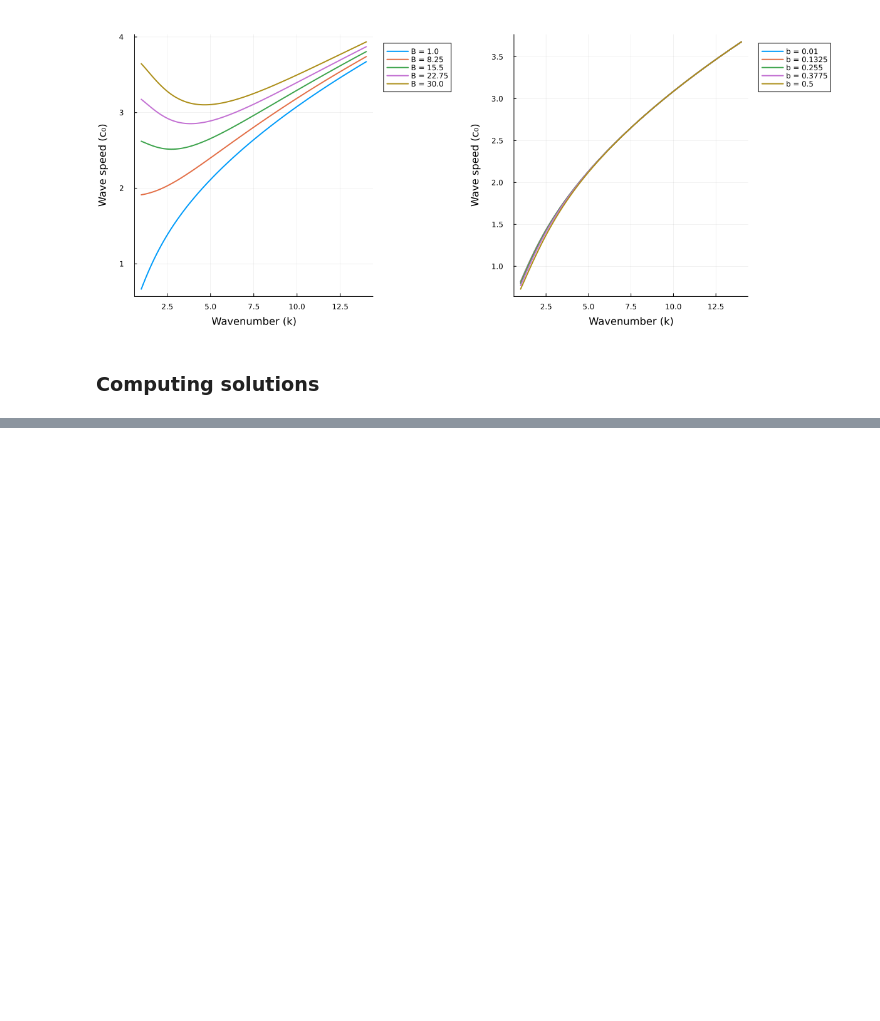
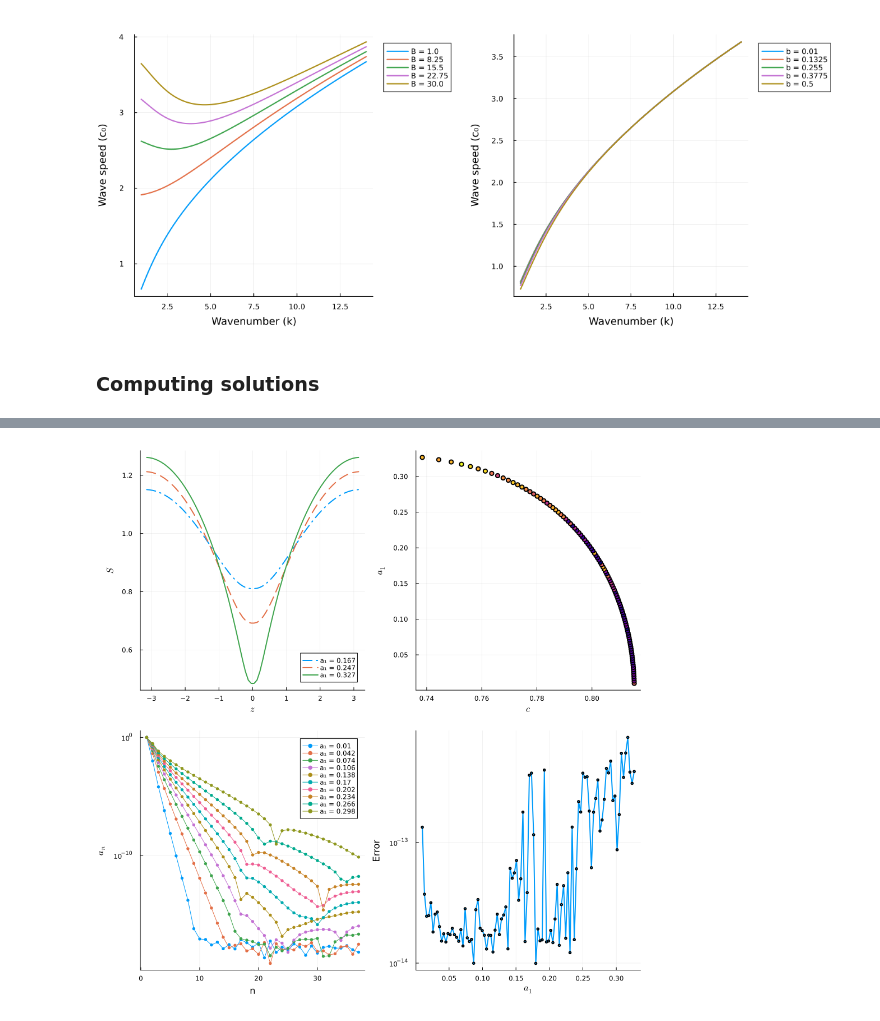
Before and after one commit to karnavr/kylindros, a Jupyter notebook: notebooks/ferrofluid.ipynb, the cells around one changed output, grey strips where cells are left out. Drawn from its saved outputs; the diff is of its cells as text; code cells hidden in the pictures; blank space fills up the shorter version.

Commit message:
implement ferrofluid model (again)

```diff
--- a/notebooks/ferrofluid.ipynb
+++ b/notebooks/ferrofluid.ipynb
@@ -46,3 +46,28 @@ plot(p1, p2, layout=(1,2), size=(1200,500), margin=20px)
 [figure]
 # %% [markdown]
 ### **Computing solutions**
+# %%
+## Initialize
+
+branchN = 100
+a1Vals = collect(range(0.01, 0.33, branchN + 1))
+
+# Define the values for the parameters
+N = 36
+L = π
+b = 0.1
+B = 1.5
+
+# Create an instance of the Constants struct
+constants = ferrofluidConstants(N, L, B, b)
+
+# initialize wave speed and wave number
+k1 = 1*π/constants.L
+cInitial = c0(k1, constants)
+
+# initial guess
+initial_guess = (1e-16).*ones(branchN+1, constants.N+2)
+initial_guess[1,1:4] = [cInitial, 1.0, a1Vals[1], 1e-16]
+
+## Compute solution branch
+@time solutions, constants, metadata = bifurcation(initial_guess, a1Vals, branchN, constants, tol = 1e-16, solver = :NLSolver, max_iter = 10000, overwrite = true);
@@ -48,0 +87,4 @@ plot(p1, p2, layout=(1,2), size=(1200,500), margin=20px)
+# %%
+plotEverything(solutions, constants, metadata)
+# %% [output]
+[figure, added]
```
Also changed, not shown: parts of 1 cell of this notebook, 8 other files.
